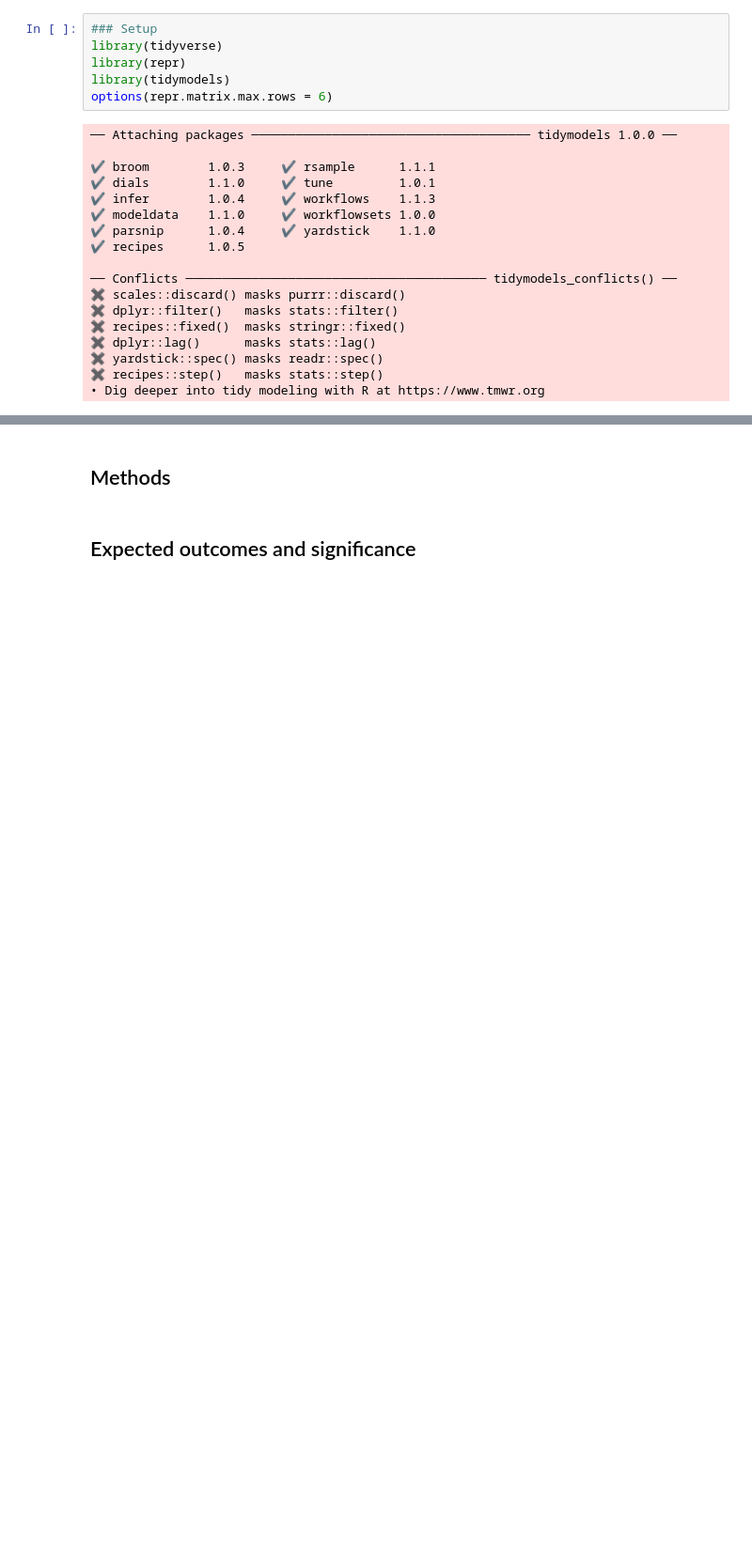
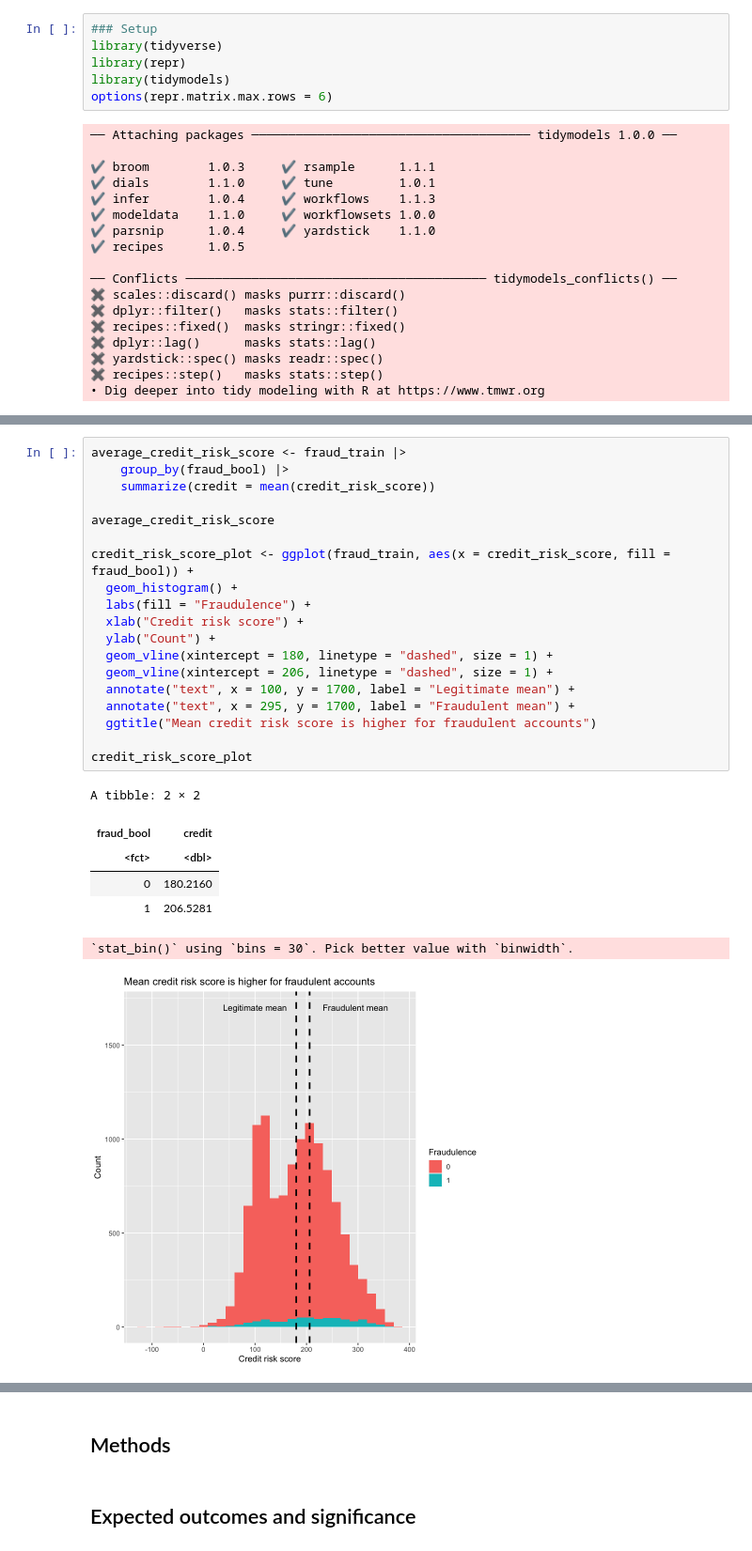
Before and after one commit to aqil18/DSCI100-Term-Project-2022W2, a Jupyter notebook: group_project_proposal.ipynb, the cells around one changed output, grey strips where cells are left out. Shown at 94% size. Drawn from its saved outputs; the diff is of its cells as text; blank space fills up the shorter version.

```diff
--- a/group_project_proposal.ipynb
+++ b/group_project_proposal.ipynb
@@ -110,0 +161,27 @@ We were left with 15369 rows left from our original dataset. We then performed m
+# %%
+average_credit_risk_score <- fraud_train |>
+    group_by(fraud_bool) |>
+    summarize(credit = mean(credit_risk_score))
+
+average_credit_risk_score
+
+credit_risk_score_plot <- ggplot(fraud_train, aes(x = credit_risk_score, fill = fraud_bool)) +
+  geom_histogram() +
+  labs(fill = "Fraudulence") +
+  xlab("Credit risk score") +
+  ylab("Count") +
+  geom_vline(xintercept = 180, linetype = "dashed", size = 1) +
+  geom_vline(xintercept = 206, linetype = "dashed", size = 1) +
+  annotate("text", x = 100, y = 1700, label = "Legitimate mean") +
+  annotate("text", x = 295, y = 1700, label = "Fraudulent mean") +
+  ggtitle("Mean credit risk score is higher for fraudulent accounts")
+
+credit_risk_score_plot
+# %% [output]
+A tibble: 2 × 2
+| fraud_bool | credit |
+| <fct> | <dbl> |
+| 0 | 180.2160 |
+| 1 | 206.5281 |
+`stat_bin()` using `bins = 30`. Pick better value with `binwidth`.
+[figure, added]
```
Also changed, not shown: parts of 13 cells of this notebook.
